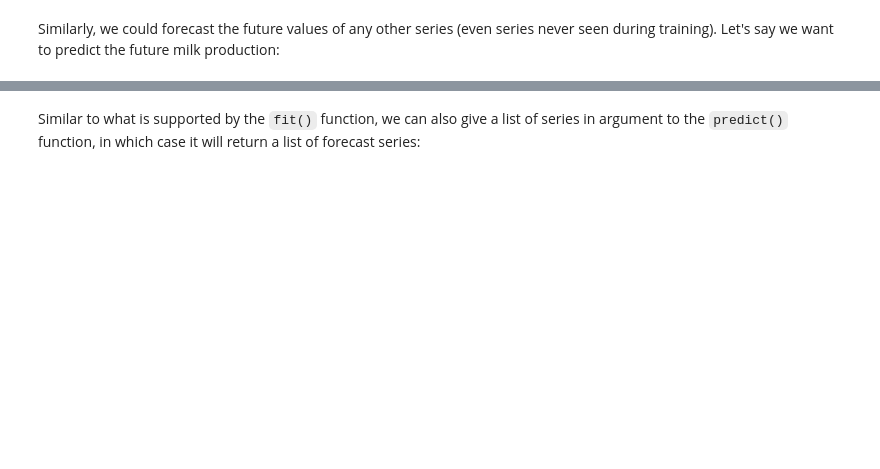
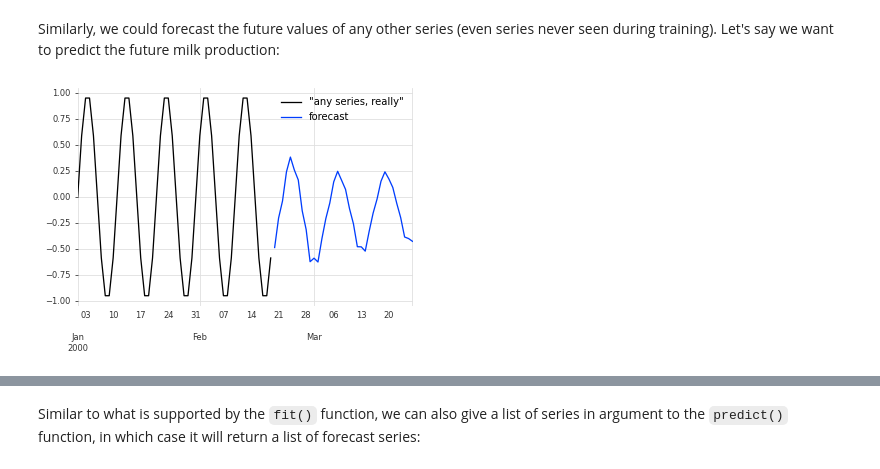
Before and after one commit to unit8co/darts, a Jupyter notebook: examples/multi-time-series-and-covariates.ipynb, the cells around one changed output, grey strips where cells are left out. Cells and saved outputs as stored; diff of their text form; code cells hidden in the pictures; blank space fills up the shorter version.

```diff
--- a/examples/multi-time-series-and-covariates.ipynb
+++ b/examples/multi-time-series-and-covariates.ipynb
@@ -165,2 +156,11 @@ plt.legend();
 # %% [markdown]
 Similarly, we could forecast the future values of any other series (even series never seen during training). Let's say we want to predict the future milk production:
+# %%
+any_series = sine_timeseries(length=50)
+pred = model_air_milk.predict(n=36, series=any_series)
+
+any_series.plot(label='"any series, really"')
+pred.plot(label='forecast')
+plt.legend();
+# %% [output]
+[figure, added]
```
Also changed, not shown: parts of 19 cells of this notebook, 11 other files.
